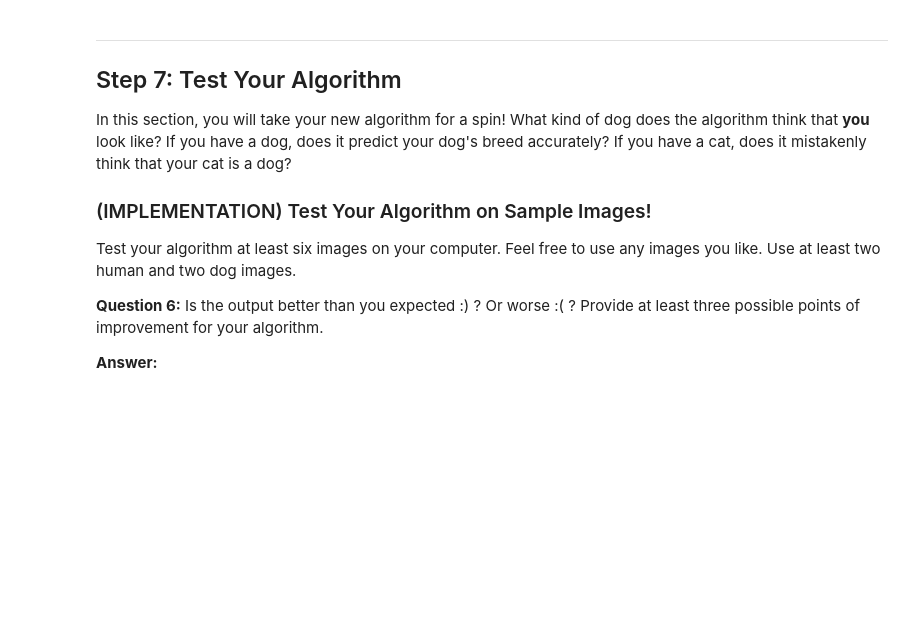
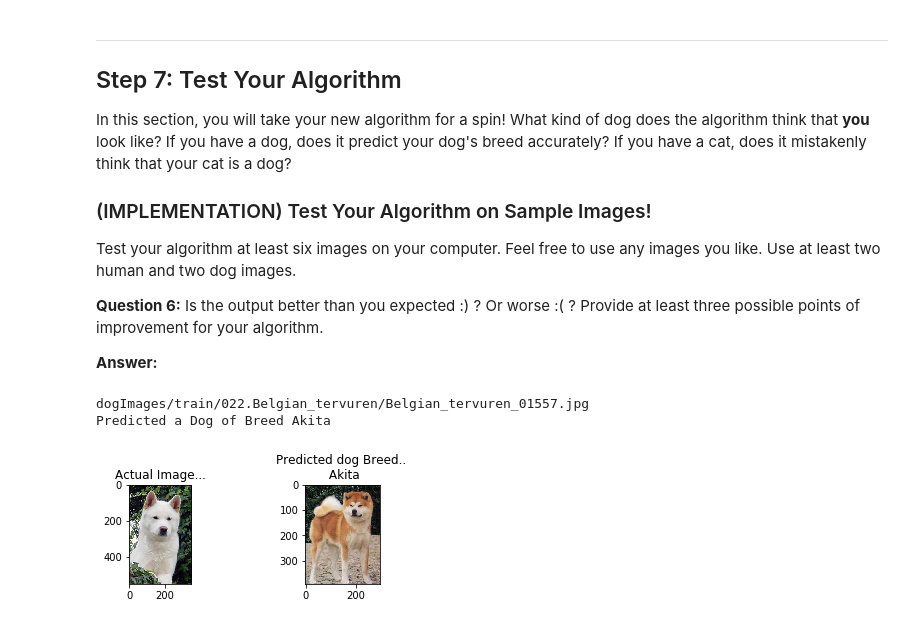
Before and after one commit to nadimintikrish/dog-project, a Jupyter notebook: dog_app.ipynb, the cells around one changed output. Cells and saved outputs as stored; diff of their text form; code cells hidden in the pictures; blank space fills up the shorter version.

```diff
--- a/dog_app.ipynb
+++ b/dog_app.ipynb
@@ -771,0 +828,9 @@ You are welcome to [augment the training data](https://blog.keras.io/building-po
+# %%
+from keras.callbacks import ModelCheckpoint
+
+checkpointer = ModelCheckpoint(filepath='saved_models/weights.best.ResNet.hdf5',
+                               verbose=1, save_best_only=True)
+
+resnet_model.fit(train_resnet, train_targets,
+          validation_data=(valid_resnet, valid_targets),
+          epochs=20, batch_size=20, callbacks=[checkpointer], verbose=2)
@@ -773,6 +857,7 @@ You are welcome to [augment the training data](https://blog.keras.io/building-po
 ### (IMPLEMENTATION) Load the Model with the Best Validation Loss
 # %%
 ### TODO: Load the model weights with the best validation loss.
+resnet_model.load_weights('saved_models/weights.best.ResNet.hdf5')
 # %% [markdown]
 ### (IMPLEMENTATION) Test the Model
 
@@ -781,0 +876,4 @@ Try out your model on the test dataset of dog images. Ensure that your test accu
+# %%
+resnet_model.fit(train_resnet, train_targets,
+          validation_data=(valid_resnet, valid_targets),
+          epochs=10, batch_size=20, callbacks=[checkpointer], verbose=2)
@@ -797,3 +914,13 @@ where `{network}`, in the above filename, should be one of `VGG19`, `Resnet50`,
 # %%
 ### TODO: Write a function that takes a path to an image as input
 ### and returns the dog breed that is predicted by the model.
+
+from extract_bottleneck_features import *
+
+def ResNet_predict_breed(img_path):
+    # extract bottleneck features
+    bottleneck_feature = extract_Resnet50(path_to_tensor(img_path))
+    # obtain predicted vector
+    predicted_vector = resnet_model.predict(bottleneck_feature)
+    # return dog breed that is predicted by the model
+    return dog_names[np.argmax(predicted_vector)]
@@ -835,4 +1022,13 @@ __Answer:__
 # %%
 ## TODO: Execute your algorithm from Step 6 on
 ## at least 6 images on your computer.
 ## Feel free to use as many code cells as needed.
+
+app1 = DogApp('dogImages/test/004.Akita/Akita_00258.jpg')
+print(app1.getFilePath('Belgian_tervuren'))
+app1.checkDogorHuman()
+app1.runApp()
+# %% [output]
+dogImages/train/022.Belgian_tervuren/Belgian_tervuren_01557.jpg
+Predicted a Dog of Breed Akita
+[figure, added]
```
Also changed, not shown: parts of 23 cells of this notebook, 3 other files.
